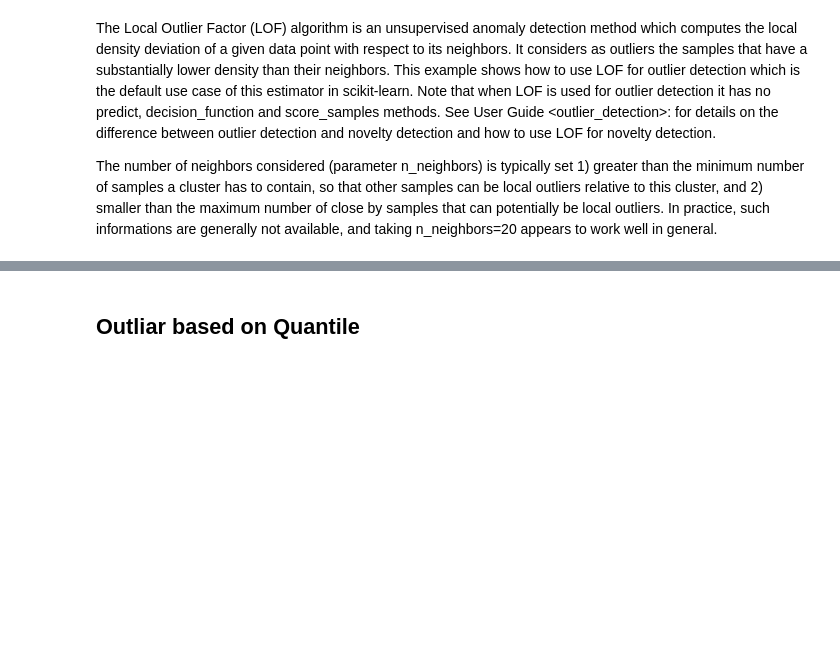
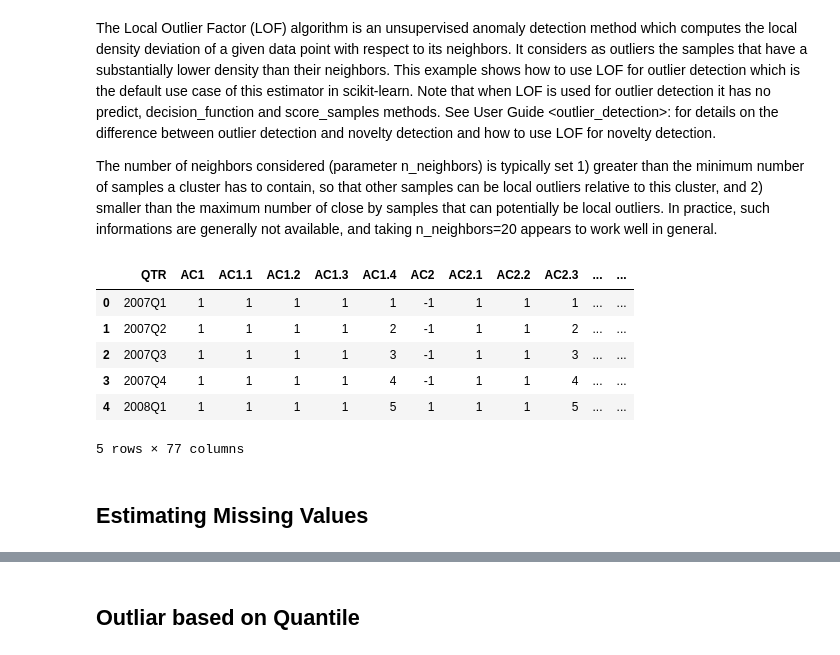
Before and after one commit to Subhasishbasak/Anomaly_detection, a Jupyter notebook: notebooks/Data_cleaning.ipynb, the cells around one changed output, grey strips where cells are left out. Saved outputs shown, nothing was run; the diff lists cells and outputs as text; code cells hidden in the pictures; blank space fills up the shorter version.

```diff
--- a/notebooks/Data_cleaning.ipynb
+++ b/notebooks/Data_cleaning.ipynb
@@ -69,6 +69,11 @@ for i in not_checked:
 len(checked),len(not_checked)
 # %% [output]
 (9, 67)
+# %%
+result = pd.DataFrame(columns = variables)
+for i in variables:
+    result[i] = list(np.arange(1,49))
+result.insert(0, "QTR", list(data['QTR'][2:]),True)
 # %% [markdown]
 ## Outlier detection with Local Outlier Factor (LOF)
 # %% [markdown]
@@ -86,17 +91,17 @@ def LOF_values(X):
     clf = LocalOutlierFactor(n_neighbors=20, algorithm = 'auto')
     y_pred = clf.fit_predict(X)
     return(y_pred)
-# %%
-# creating as data frame to store the results
-result_lof = pd.DataFrame(columns = variables)
-for i in variables:
-    result_lof[i] = list(np.arange(1,49))
-result_lof.insert(0, "QTR", list(data['QTR'][2:]),True)
-
-# Storing the obtained results in the dataframe:
-for i in not_checked_no_missingvalue:
-    result_lof[i] = list(LOF_values(i))
-
-# storing the known results:
-for i in checked:
-    result_lof[i] = list(np.linspace(1, 1, num=48))
+# %%
+# Storing the results in results:
+for i in not_checked_no_missingvalue:
+    result[i] = list(LOF_values(i))
+# %%
+result.head()
+# %% [output]
+|  | QTR | AC1 | AC1.1 | AC1.2 | AC1.3 | AC1.4 | AC2 | AC2.1 | AC2.2 | AC2.3 | ... | ... |
+| 0 | 2007Q1 | 1 | 1 | 1 | 1 | 1 | -1 | 1 | 1 | 1 | ... | ... |
+| 1 | 2007Q2 | 1 | 1 | 1 | 1 | 2 | -1 | 1 | 1 | 2 | ... | ... |
+| 2 | 2007Q3 | 1 | 1 | 1 | 1 | 3 | -1 | 1 | 1 | 3 | ... | ... |
+| 3 | 2007Q4 | 1 | 1 | 1 | 1 | 4 | -1 | 1 | 1 | 4 | ... | ... |
+| 4 | 2008Q1 | 1 | 1 | 1 | 1 | 5 | 1 | 1 | 1 | 5 | ... | ... |
+5 rows × 77 columns
@@ -102,0 +113,2 @@ for i in checked:
+# %% [markdown]
+## Estimating Missing Values
```
Also changed, not shown: parts of 47 cells of this notebook.
